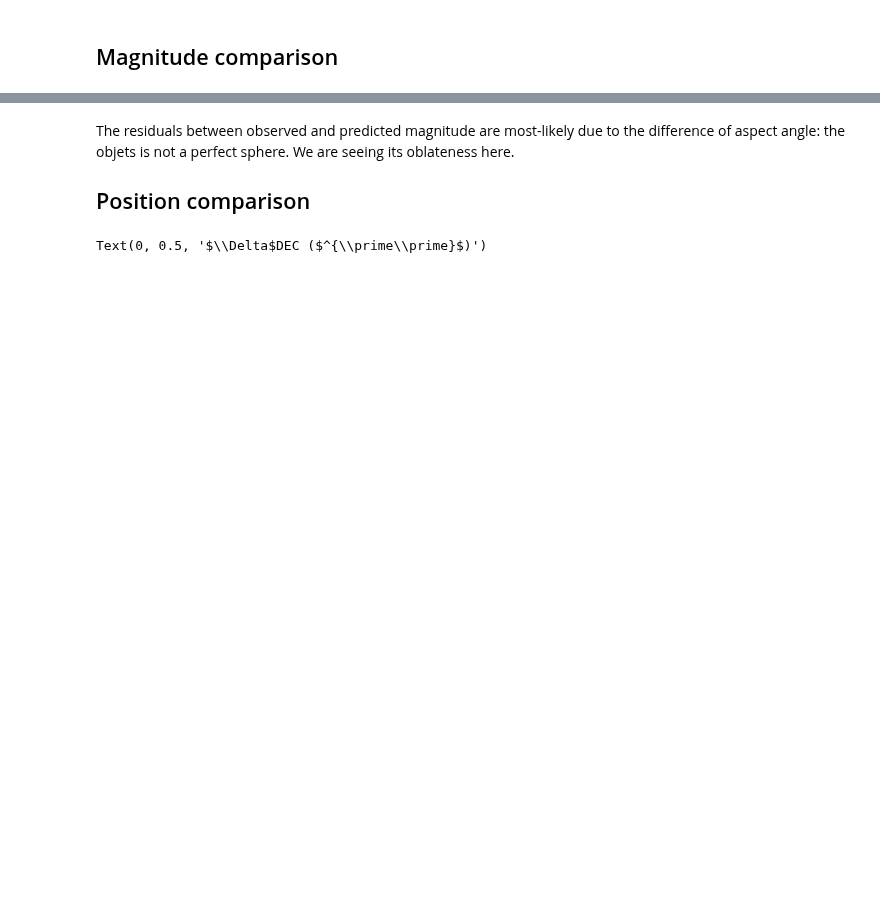
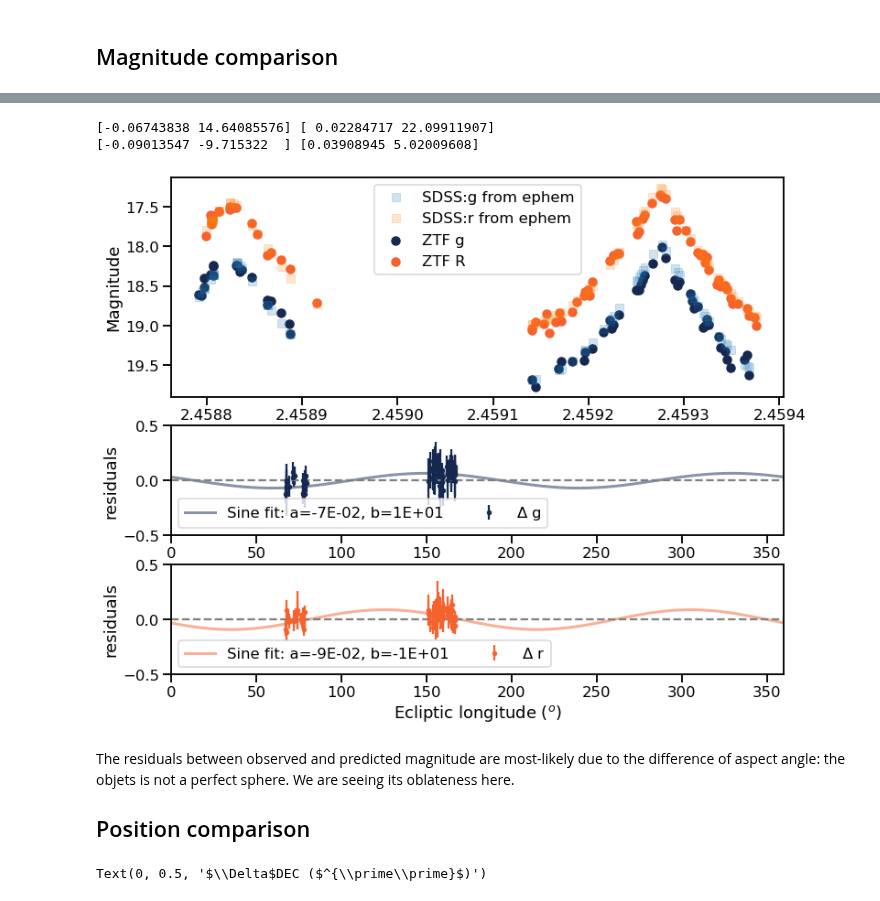
Before and after one commit to astrolabsoftware/fink-tutorials, a Jupyter notebook: sso/fink_sso_imcce.ipynb, the cells around one changed output, grey strips where cells are left out. Drawn from its saved outputs; the diff is of its cells as text; code cells hidden in the pictures; blank space fills up the shorter version.

```diff
--- a/sso/fink_sso_imcce.ipynb
+++ b/sso/fink_sso_imcce.ipynb
@@ -231,3 +236,81 @@ ax[2].set_xlabel('Ecliptic longitude ($^o$)');
+# %%
+# Simple plot
+filts = info['i:fid'].unique()
+
+fig, ax = plt.subplots(
+    3, 1,
+    figsize=(12, 10),
+#     sharex=True,
+    gridspec_kw={'height_ratios': [3, 1.5, 1.5]}
+)
+
+colors = ['#15284F', '#F5622E']
+for i,f in enumerate(filts):
+    cond = info['i:fid']==f
+
+    ax[0].scatter(
+        info.loc[cond,'i:jd'],
+        info.loc[cond,'i:magpsf'],
+        label='ZTF {:}'.format(filters[f]),
+        color=colors[i],
+        alpha=1.0
+    )
+
+    ax[0].plot(
+        info.Date[cond],
+        info['SDSS:{}'.format(filters[f].lower())][cond],
+        ls='',
+        marker='s',
+        label='SDSS:{} from ephem'.format(filters[f].lower()), alpha=0.2)
+
+ax[0].set_ylim(ax[0].get_ylim()[::-1])
+ax[0].legend(loc='best')
+ax[0].set_ylabel('Magnitude')
+ax[0].set_xlabel('Epoch (JD)');
+
+for i,f in enumerate(filts):
+    cond = info['i:fid']==f
+
+    # Magnitude
+    mag = info.loc[cond,'i:magpsf'][cond]
+    err= info.loc[cond,'i:sigmapsf'][cond]
+
+    ephemData = info['SDSS:{}'.format(filters[f].lower())][cond]
+
+    diff = mag - ephemData
+
+    popt, pcov = curve_fit(sine_fit, info.Longitude[cond], diff)
+    perr = np.sqrt(np.diag(pcov))
+    print(popt, perr)
+
+    ax[i+1].errorbar(
+        info.Longitude[cond],
+        diff,
+        yerr=err,
+        ls='', marker='.', label=r'$\Delta$ {}'.format(filters[f].lower()), color=colors[i])
+
+    longitude_arr = np.linspace(0,360,num=100)
+    ax[i+1].plot(
+        longitude_arr,
+        sine_fit(longitude_arr, *popt),
+        label='Sine fit: a={:.0E}, b={:.0E}'.format(*popt),
+        color=colors[i],
+        ls='-',
+        alpha=0.5,
+        lw=3
+    )
+
+    ax[i+1].legend(loc='best', ncol=2)
+
+    ax[i+1].set_ylim(-0.5, 0.5)
+    ax[i+1].set_xlim(0,360)
+    ax[i+1].axhline(0, ls='--', color='grey')
+    ax[i+1].set_ylabel('residuals')
+ax[2].set_xlabel('Ecliptic longitude ($^o$)');
+# %% [output]
+[-0.06743838 14.64085576] [ 0.02284717 22.09911907]
+[-0.09013547 -9.715322  ] [0.03908945 5.02009608]
+[figure, added]
 # %% [markdown]
 The residuals between observed and predicted magnitude are most-likely due to the difference of aspect angle: the objets is not a perfect sphere. We are seeing its oblateness here.
 
```
Also changed, not shown: parts of 12 cells of this notebook, 1 other file.
